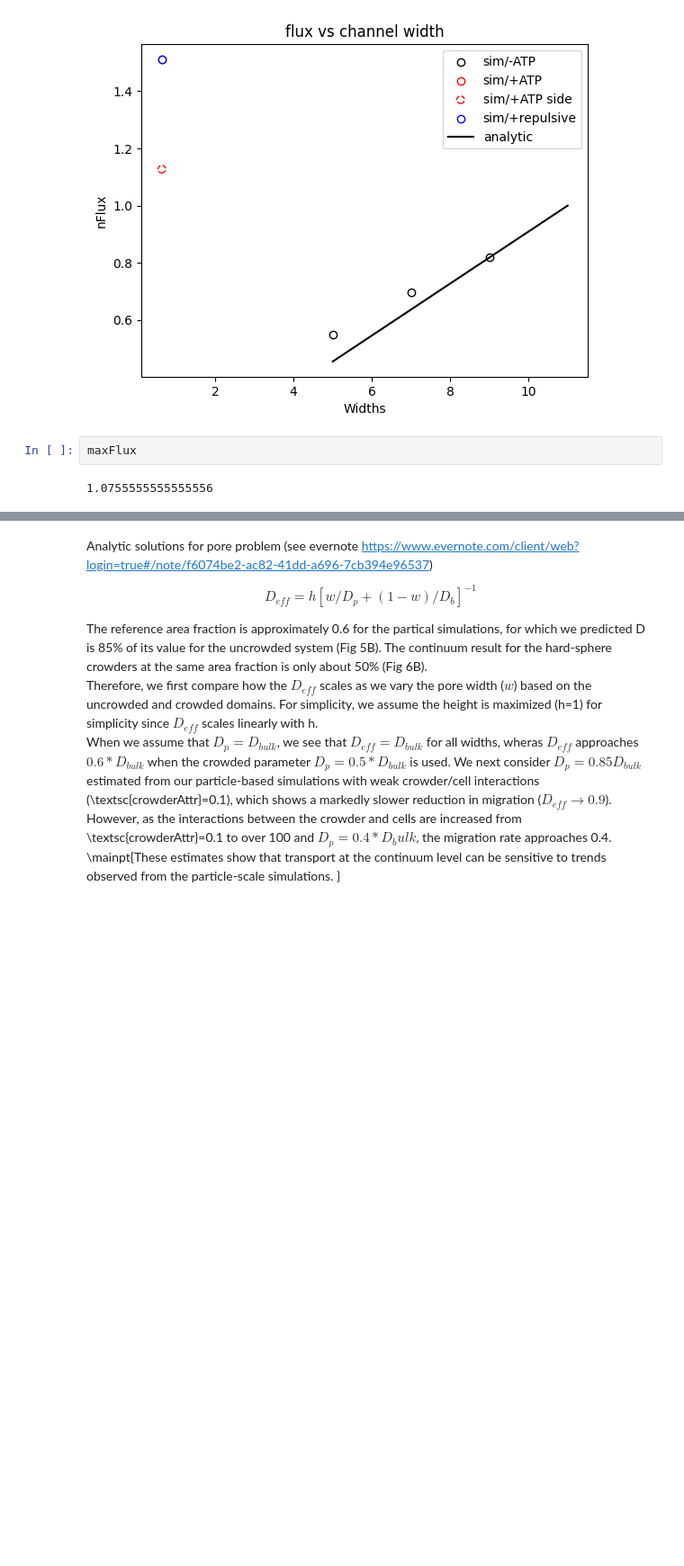
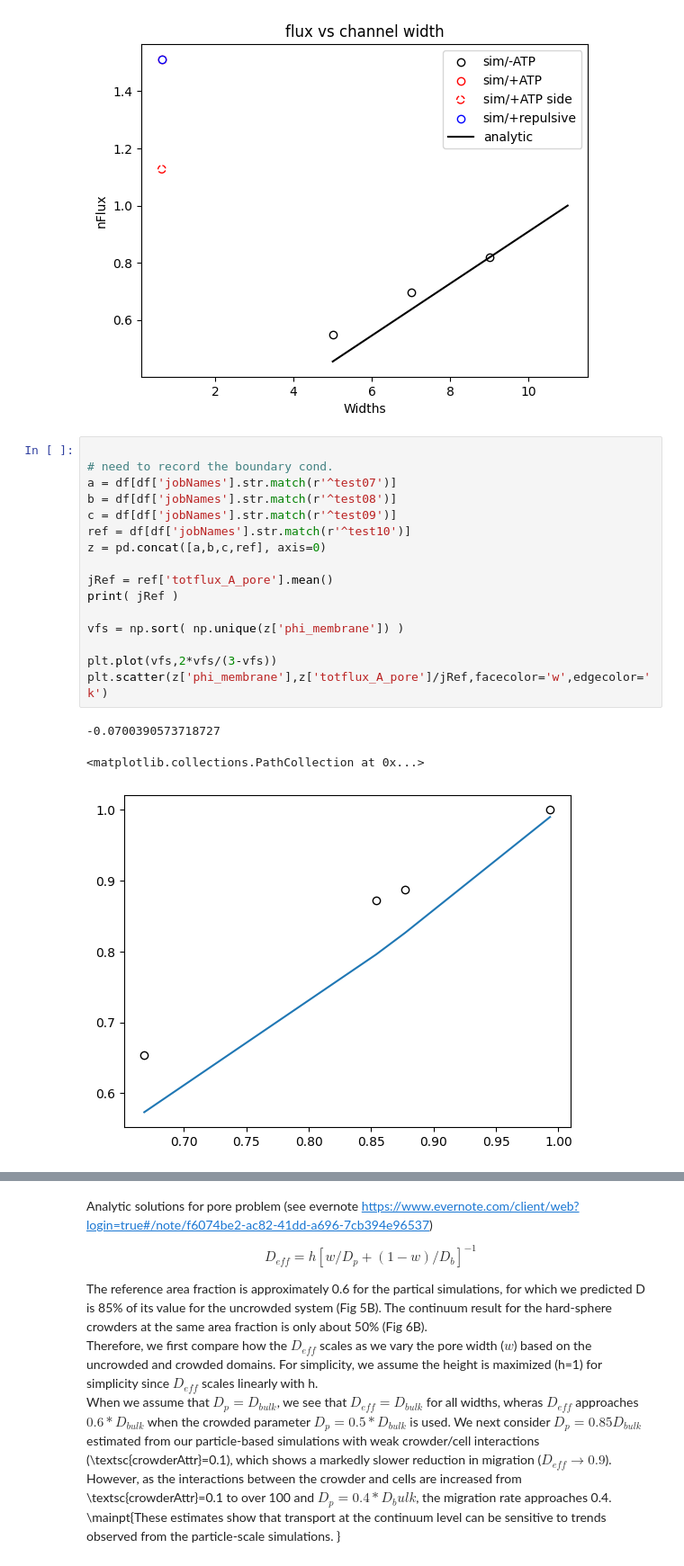
Before and after one commit to huskeypm/cellmigration, a Jupyter notebook: migration_paper.ipynb, the cells around one changed output, grey strips where cells are left out. Shown: that part at 90% size. Cells and saved outputs as stored; diff of their text form; blank space fills up the shorter version.

```diff
--- a/migration_paper.ipynb
+++ b/migration_paper.ipynb
@@ -707,7 +705,23 @@ WARNING: field and species are both negative/???
 WARNING: field and species are both negative/repulsive???
 WARNING: field and species are attractive???
 [figure]
-# %%
-maxFlux
-# %% [output]
-1.0755555555555556
+# %%
+
+# need to record the boundary cond.
+a = df[df['jobNames'].str.match(r'^test07')]
+b = df[df['jobNames'].str.match(r'^test08')]
+c = df[df['jobNames'].str.match(r'^test09')]
+ref = df[df['jobNames'].str.match(r'^test10')]
+z = pd.concat([a,b,c,ref], axis=0)
+
+jRef = ref['totflux_A_pore'].mean()
+print( jRef )
+
+vfs = np.sort( np.unique(z['phi_membrane']) )
+
+plt.plot(vfs,2*vfs/(3-vfs))
+plt.scatter(z['phi_membrane'],z['totflux_A_pore']/jRef,facecolor='w',edgecolor='k')
+# %% [output]
+-0.0700390573718727
+<matplotlib.collections.PathCollection at 0x...>
+[figure, added]
```
Also changed, not shown: parts of 4 cells of this notebook.
